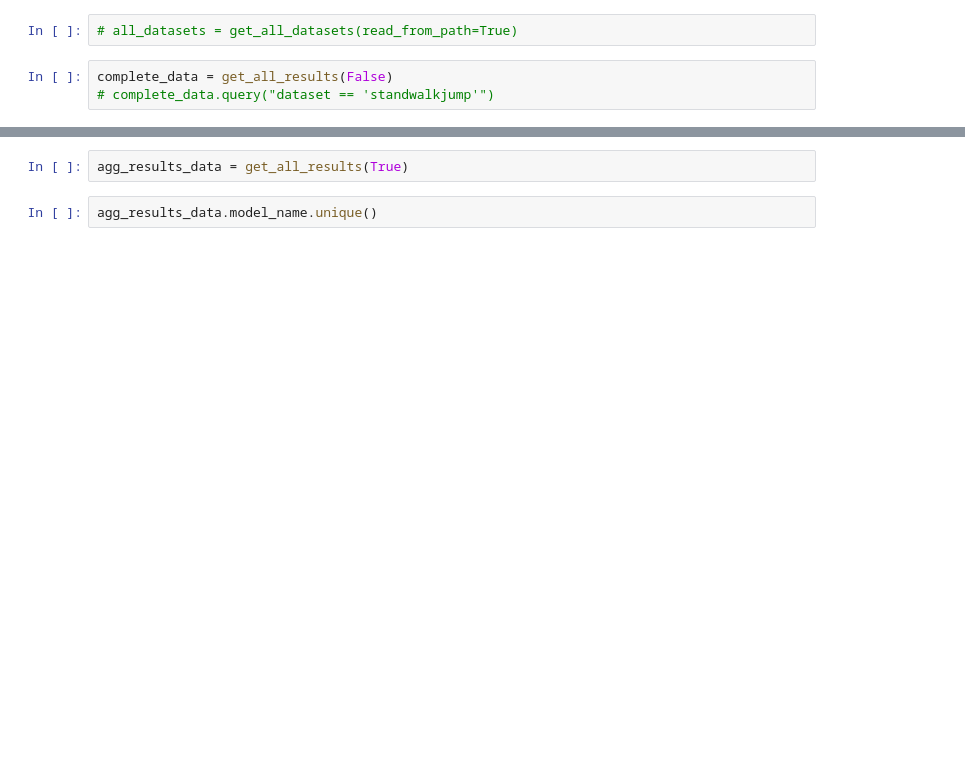
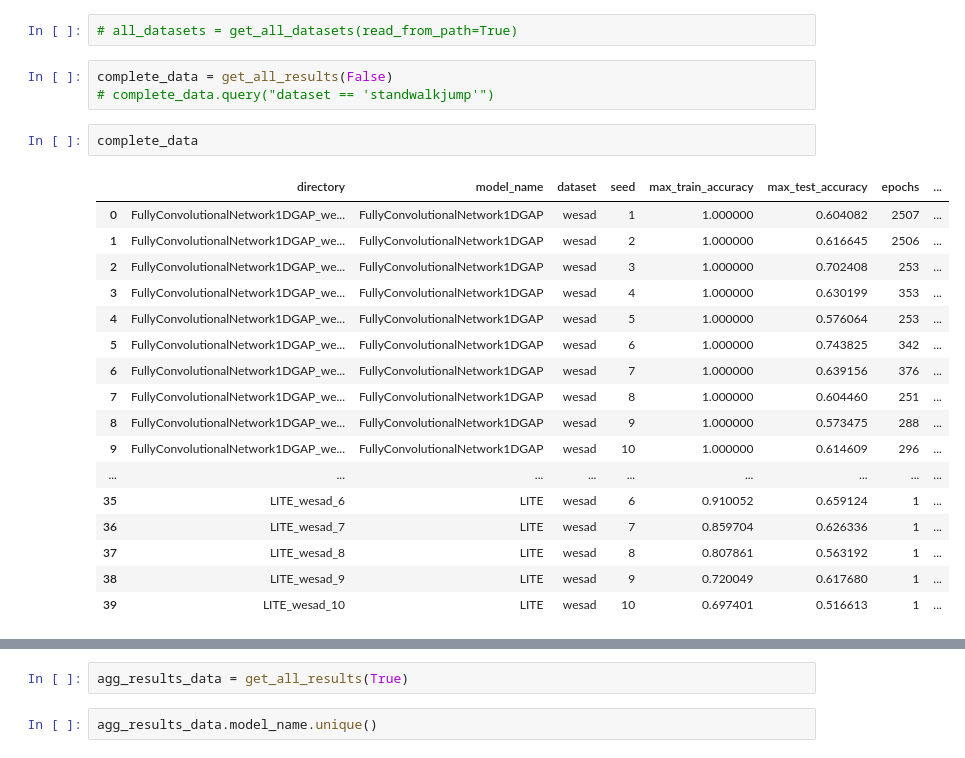
Before and after one commit to samuelthomaz7/multimodal_tsc_study_cases, a Jupyter notebook: test_notebook.ipynb, the cells around one changed output, grey strips where cells are left out. Cells and saved outputs as stored; diff of their text form; blank space fills up the shorter version.

```diff
--- a/test_notebook.ipynb
+++ b/test_notebook.ipynb
@@ -51,6 +49,26 @@ True
 # %%
 complete_data = get_all_results(False)
 # complete_data.query("dataset == 'standwalkjump'")
+# %%
+complete_data
+# %% [output]
+|  | directory | model_name | dataset | seed | max_train_accuracy | max_test_accuracy | epochs | ... |
+| 0 | FullyConvolutionalNetwork1DGAP_we... | FullyConvolutionalNetwork1DGAP | wesad | 1 | 1.000000 | 0.604082 | 2507 | ... |
+| 1 | FullyConvolutionalNetwork1DGAP_we... | FullyConvolutionalNetwork1DGAP | wesad | 2 | 1.000000 | 0.616645 | 2506 | ... |
+| 2 | FullyConvolutionalNetwork1DGAP_we... | FullyConvolutionalNetwork1DGAP | wesad | 3 | 1.000000 | 0.702408 | 253 | ... |
+| 3 | FullyConvolutionalNetwork1DGAP_we... | FullyConvolutionalNetwork1DGAP | wesad | 4 | 1.000000 | 0.630199 | 353 | ... |
+| 4 | FullyConvolutionalNetwork1DGAP_we... | FullyConvolutionalNetwork1DGAP | wesad | 5 | 1.000000 | 0.576064 | 253 | ... |
+| 5 | FullyConvolutionalNetwork1DGAP_we... | FullyConvolutionalNetwork1DGAP | wesad | 6 | 1.000000 | 0.743825 | 342 | ... |
+| 6 | FullyConvolutionalNetwork1DGAP_we... | FullyConvolutionalNetwork1DGAP | wesad | 7 | 1.000000 | 0.639156 | 376 | ... |
+| 7 | FullyConvolutionalNetwork1DGAP_we... | FullyConvolutionalNetwork1DGAP | wesad | 8 | 1.000000 | 0.604460 | 251 | ... |
+| 8 | FullyConvolutionalNetwork1DGAP_we... | FullyConvolutionalNetwork1DGAP | wesad | 9 | 1.000000 | 0.573475 | 288 | ... |
+| 9 | FullyConvolutionalNetwork1DGAP_we... | FullyConvolutionalNetwork1DGAP | wesad | 10 | 1.000000 | 0.614609 | 296 | ... |
+| ... | ... | ... | ... | ... | ... | ... | ... | ... |
+| 35 | LITE_wesad_6 | LITE | wesad | 6 | 0.910052 | 0.659124 | 1 | ... |
+| 36 | LITE_wesad_7 | LITE | wesad | 7 | 0.859704 | 0.626336 | 1 | ... |
+| 37 | LITE_wesad_8 | LITE | wesad | 8 | 0.807861 | 0.563192 | 1 | ... |
+| 38 | LITE_wesad_9 | LITE | wesad | 9 | 0.720049 | 0.617680 | 1 | ... |
+| 39 | LITE_wesad_10 | LITE | wesad | 10 | 0.697401 | 0.516613 | 1 | ... |
 # %%
 max_exec = complete_data.groupby(['model_name', 'dataset']).agg({
     'seed': max
```
Also changed, not shown: parts of 9 cells of this notebook, 6 other files.
